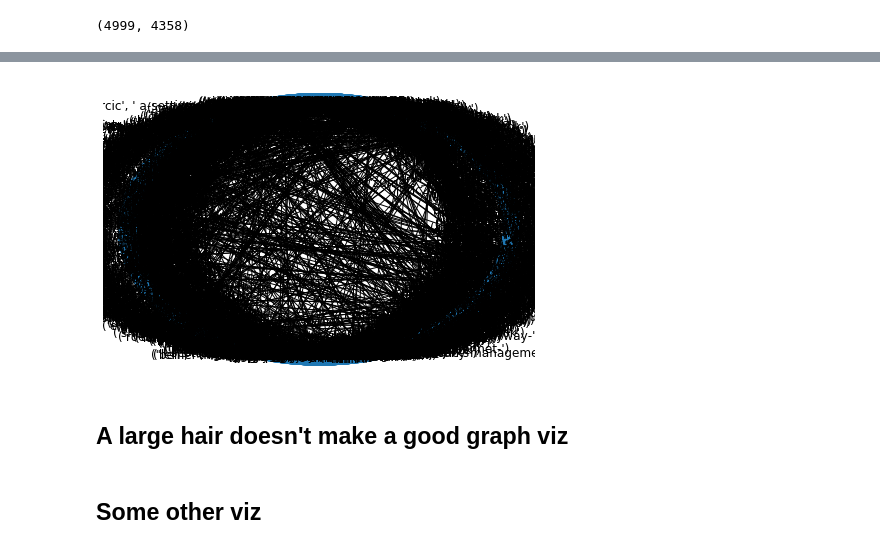
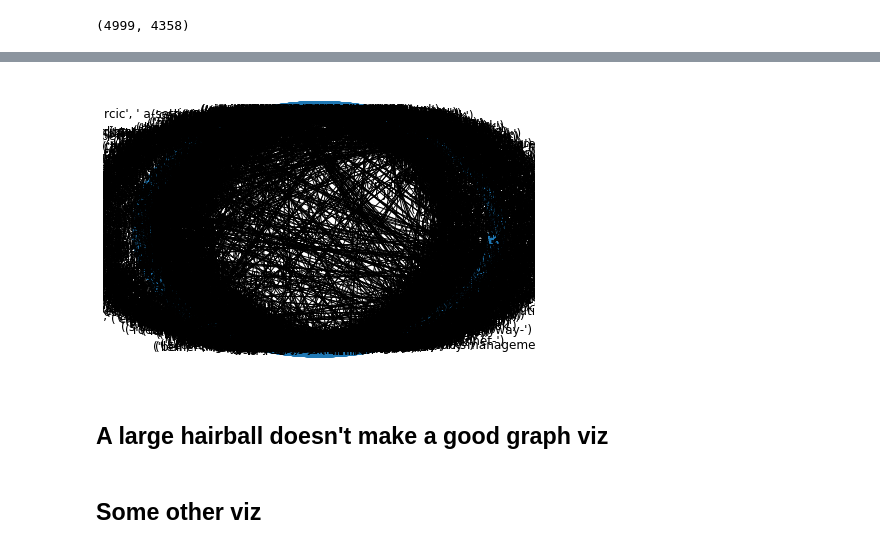
Before and after one commit to wordsmithereens/graph-net-recs, a Jupyter notebook: simple_edge_graph.ipynb, the cells around one changed output, grey strips where cells are left out. Cells and saved outputs as stored; diff of their text form; code cells hidden in the pictures.

```diff
--- a/simple_edge_graph.ipynb
+++ b/simple_edge_graph.ipynb
@@ -41,10 +41,12 @@ df.head()
 | 4 | -2146168866 | 2 | 2019-11-27 05:09:29 | about-this-book | prasanna | 21 | 14 | ... |
 # %%
 edges = []
+idxs =[]
 prevrow = None
 for idx, row in df.sort_values(["user_id", "date_created"]).iterrows():
     if prevrow is not None and row["user_id"] == prevrow['user_id']:
         edges.append((prevrow["book_ch"], row["book_ch"]))
+        idxs.append(idx)
     prevrow = row
 len(df), len(edges)
 # %% [output]
@@ -52,11 +70,11 @@ len(df), len(edges)
 # %%
-graph = nx.Graph()
+graph = nx.DiGraph()
 graph.add_edges_from(edges)
 nx.draw_shell(graph, with_labels=True)
 # %% [output]
-[figure, old version]
+[figure, new version]
 # %% [markdown]
-## A large hair doesn't make a good graph viz
+## A large hairball doesn't make a good graph viz
 # %% [markdown]
 ## Some other viz
 # %%
```
Also changed, not shown: parts of 10 cells of this notebook.
